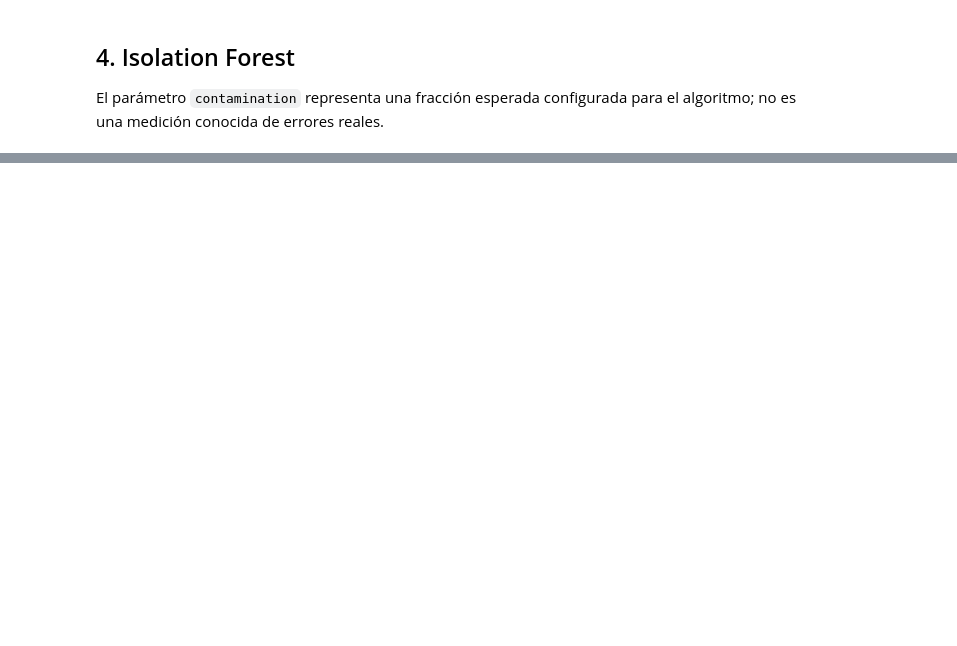
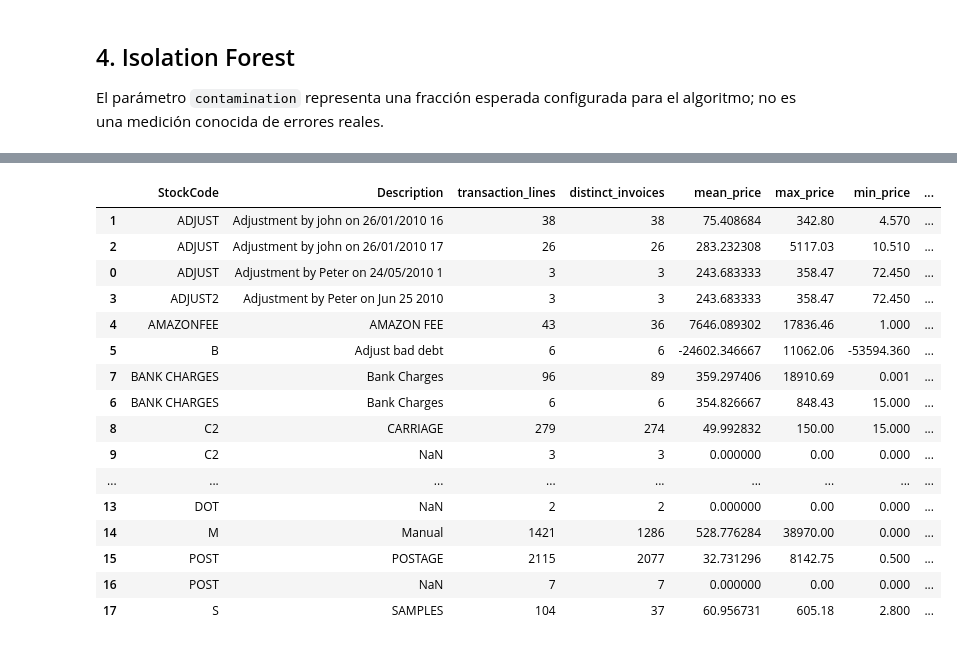
Before and after one commit to Milu2662/BI-PYMES-ML, a Jupyter notebook: notebook/04_isolation_forest.ipynb, the cells around one changed output, grey strips where cells are left out. Saved outputs shown, nothing was run; the diff lists cells and outputs as text; code cells hidden in the pictures; blank space fills up the shorter version.

```diff
--- a/notebook/04_isolation_forest.ipynb
+++ b/notebook/04_isolation_forest.ipynb
@@ -34,0 +360,47 @@ plt.savefig(PROJECT_DIR/"results/figures/isolation_forest_scores.png",dpi=160);
+# %%
+# INVESTIGACIÓN DE DESCRIPCIONES ESPECIALES
+import pandas as pd
+
+special_codes = [
+    "M", "B", "BANK CHARGES", "AMAZONFEE",
+    "POST", "ADJUST", "ADJUST2", "DOT",
+    "D", "CRUK", "C2", "S"
+]
+
+description_audit = (
+    df_raw[
+        df_raw["StockCode"].astype(str).str.strip().isin(special_codes)
+    ]
+    .groupby(["StockCode", "Description"], dropna=False)
+    .agg(
+        transaction_lines=("InvoiceNo", "size"),
+        distinct_invoices=("InvoiceNo", "nunique"),
+        mean_price=("UnitPrice", "mean"),
+        max_price=("UnitPrice", "max"),
+        min_price=("UnitPrice", "min"),
+        total_revenue=("Revenue", "sum")
+    )
+    .reset_index()
+    .sort_values(["StockCode", "transaction_lines"],
+                 ascending=[True, False])
+)
+
+display(description_audit)
+# %% [output]
+|  | StockCode | Description | transaction_lines | distinct_invoices | mean_price | max_price | min_price | ... |
+| 1 | ADJUST | Adjustment by john on 26/01/2010 16 | 38 | 38 | 75.408684 | 342.80 | 4.570 | ... |
+| 2 | ADJUST | Adjustment by john on 26/01/2010 17 | 26 | 26 | 283.232308 | 5117.03 | 10.510 | ... |
+| 0 | ADJUST | Adjustment by Peter on 24/05/2010 1 | 3 | 3 | 243.683333 | 358.47 | 72.450 | ... |
+| 3 | ADJUST2 | Adjustment by Peter on Jun 25 2010 | 3 | 3 | 243.683333 | 358.47 | 72.450 | ... |
+| 4 | AMAZONFEE | AMAZON FEE | 43 | 36 | 7646.089302 | 17836.46 | 1.000 | ... |
+| 5 | B | Adjust bad debt | 6 | 6 | -24602.346667 | 11062.06 | -53594.360 | ... |
+| 7 | BANK CHARGES | Bank Charges | 96 | 89 | 359.297406 | 18910.69 | 0.001 | ... |
+| 6 | BANK CHARGES | Bank Charges | 6 | 6 | 354.826667 | 848.43 | 15.000 | ... |
+| 8 | C2 | CARRIAGE | 279 | 274 | 49.992832 | 150.00 | 15.000 | ... |
+| 9 | C2 | NaN | 3 | 3 | 0.000000 | 0.00 | 0.000 | ... |
+| ... | ... | ... | ... | ... | ... | ... | ... | ... |
+| 13 | DOT | NaN | 2 | 2 | 0.000000 | 0.00 | 0.000 | ... |
+| 14 | M | Manual | 1421 | 1286 | 528.776284 | 38970.00 | 0.000 | ... |
+| 15 | POST | POSTAGE | 2115 | 2077 | 32.731296 | 8142.75 | 0.500 | ... |
+| 16 | POST | NaN | 7 | 7 | 0.000000 | 0.00 | 0.000 | ... |
+| 17 | S | SAMPLES | 104 | 37 | 60.956731 | 605.18 | 2.800 | ... |
```
Also changed, not shown: parts of 21 cells of this notebook.
